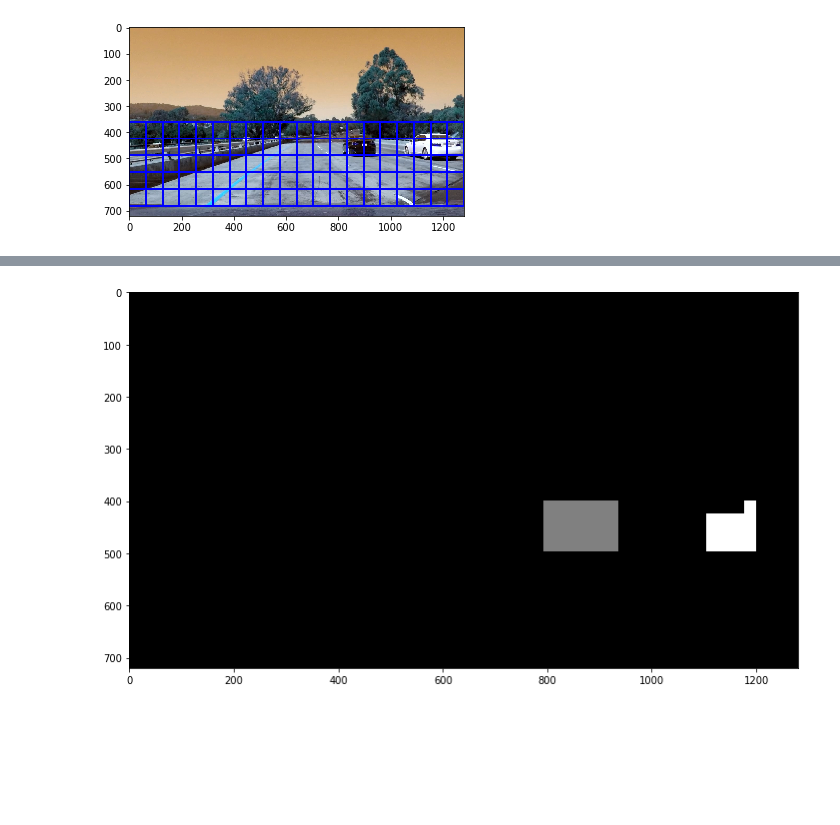
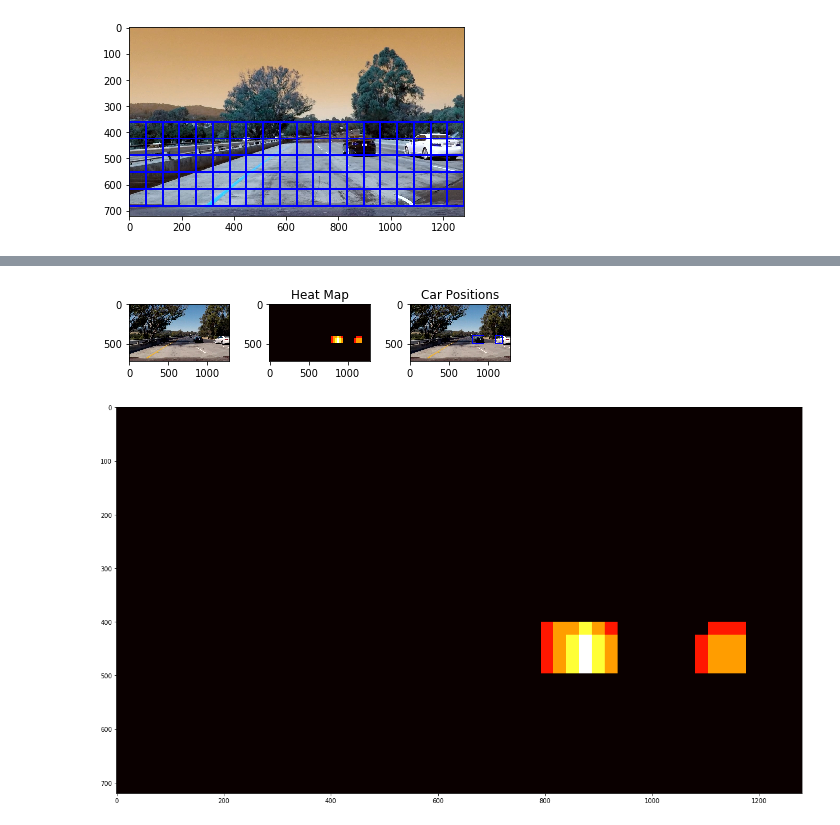
Before and after one commit to shivaniRe/CarND-Vehicle-Detection, a Jupyter notebook: Vehicle_detection.ipynb, the cells around one changed output, grey strips where cells are left out. Drawn from its saved outputs; the diff is of its cells as text; code cells hidden in the pictures; blank space fills up the shorter version.

```diff
--- a/Vehicle_detection.ipynb
+++ b/Vehicle_detection.ipynb
@@ -145,3 +104,6 @@ plt.imshow(window_img)
 plt.savefig('Sliding Windows on Test Image')
 # %% [output]
 [figure]
+# %%
+image = cv2.imread('./test_images/test5.jpg')
+plt.imshow(image)
@@ -234,6 +294,12 @@ def convert_color(img, conv='RGB2YCrCb'):
         return cv2.cvtColor(img, cv2.COLOR_BGR2YCrCb)
     if conv == 'RGB2LUV':
         return cv2.cvtColor(img, cv2.COLOR_RGB2LUV)
+
+def bin_spatial(img, size=(32, 32)):
+    color1 = cv2.resize(img[:,:,0], size).ravel()
+    color2 = cv2.resize(img[:,:,1], size).ravel()
+    color3 = cv2.resize(img[:,:,2], size).ravel()
+    return np.hstack((color1, color2, color3))
 
 def get_hog_features(img, orient, pix_per_cell, cell_per_block,
                         vis=False, feature_vec=True):
@@ -253,3 +319,13 @@ def get_hog_features(img, orient, pix_per_cell, cell_per_block,
                        transform_sqrt=False,
                        visualise=vis, feature_vector=feature_vec)
         return features
+
+def color_hist(img, nbins=32):    #bins_range=(0, 256)
+    # Compute the histogram of the color channels separately
+    channel1_hist = np.histogram(img[:,:,0], bins=nbins)
+    channel2_hist = np.histogram(img[:,:,1], bins=nbins)
+    channel3_hist = np.histogram(img[:,:,2], bins=nbins)
+    # Concatenate the histograms into a single feature vector
+    hist_features = np.concatenate((channel1_hist[0], channel2_hist[0], channel3_hist[0]))
+    # Return the individual histograms, bin_centers and feature vector
+    return hist_features
@@ -421,0 +1004,4 @@ Test Accuracy of SVC =  0.9885
+# %%
+bboxes, out_img = find_cars(image, ystart, ystop, scale, svc, X_scaler, orient, pix_per_cell, cell_per_block, spatial_size, hist_bins)
+
+plt.imshow(out_img)
@@ -422,5 +1023,10 @@ Test Accuracy of SVC =  0.9885
 # %%
-#Heatmap and threshold functions
+from scipy.ndimage.measurements import label
+
+# Read in a pickle file with bboxes saved
+# Each item in the "all_bboxes" list will contain a
+# list of boxes for one of the images shown above
+# box_list = pickle.load( open( "bbox_pickle.p", "rb" ))
 box_list = bboxes
 
 # Read in image similar to one shown above
@@ -451,40 +1057,45 @@ def draw_labeled_bboxes(img, labels):
         # Identify x and y values of those pixels
         nonzeroy = np.array(nonzero[0])
         nonzerox = np.array(nonzero[1])
         # Define a bounding box based on min/max x and y
         bbox = ((np.min(nonzerox), np.min(nonzeroy)), (np.max(nonzerox), np.max(nonzeroy)))
         # Draw the box on the image
         cv2.rectangle(img, bbox[0], bbox[1], (0,0,255), 6)
     # Return the image
     return img
 
 # Add heat to each box in box list
 heat = add_heat(heat,box_list)
 
 # Apply threshold to help remove false positives
 heat = apply_threshold(heat,1)
 
 # Visualize the heatmap when displaying
 heatmap = np.clip(heat, 0, 255)
 
 # Find final boxes from heatmap using label function
 labels = label(heatmap)
 draw_img = draw_labeled_bboxes(np.copy(image), labels)
 
-fig = plt.figure(figsize=(12,12))
+fig = plt.figure()
 plt.subplot(131)
 plt.imshow(image)
+plt.subplot(133)
+plt.imshow(draw_img)
+plt.title('Car Positions')
 plt.subplot(132)
-plt.imshow(out_img)
-plt.title('Car Positions')
-plt.subplot(133)
 plt.imshow(heatmap, cmap='hot')
 plt.title('Heat Map')
 fig.tight_layout()
-# fig.savefig('bboxes_and_heatmap_on_Test_Image')
-# fig = plt.figure(figsize=(12,12))
-# plt.imshow(labels[0], cmap='gray')
-# fig.savefig('Label_Image')
+fig.savefig('Heatmap of Test Image')
 # %% [output]
-[figure, old version]
+[figure, new version]
+# %%
+# test_images = glob.glob('./test_images/test*.jpg')
+
+fig = plt.figure(figsize=(20,20))
+plt.imshow(heatmap, cmap='hot')
+fig.savefig('Heatmap_on_Test_Image')
+# %% [output]
+[figure, added]
 # %%
```
Also changed, not shown: parts of 19 cells of this notebook, 1 other file.
